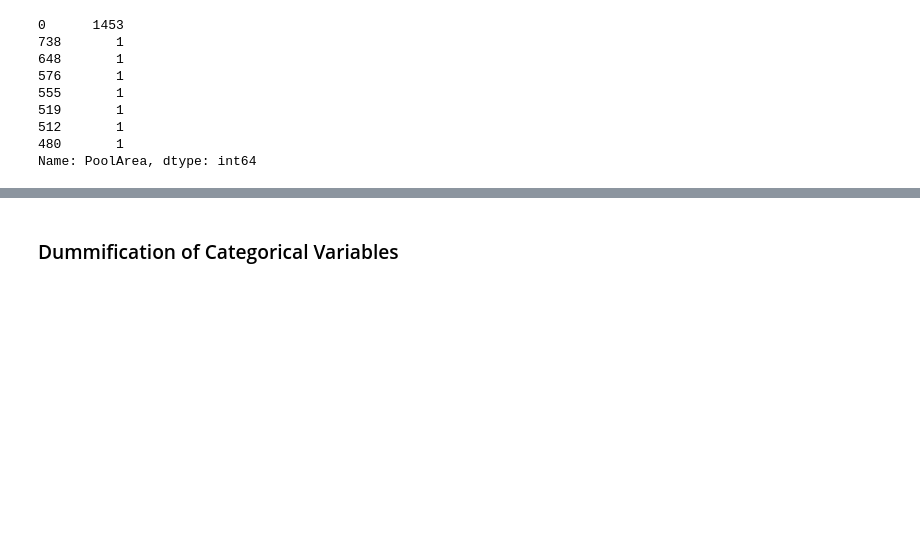
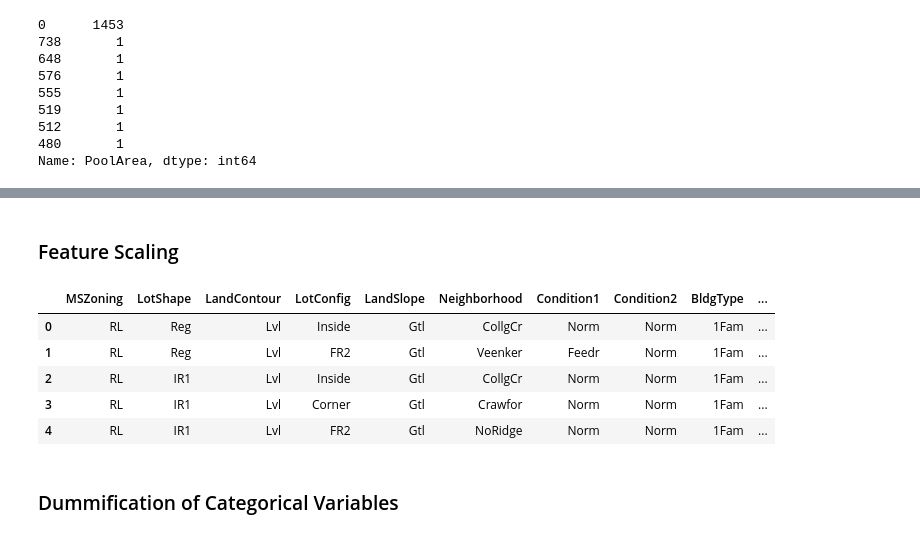
Before and after one commit to emrapport/w207_final_proj, a Jupyter notebook: HomePrices.ipynb, the cells around one changed output, grey strips where cells are left out. Saved outputs shown, nothing was run; the diff lists cells and outputs as text; code cells hidden in the pictures; blank space fills up the shorter version.

```diff
--- a/HomePrices.ipynb
+++ b/HomePrices.ipynb
@@ -425,5 +425,5 @@ Name: GarageFinish, dtype: int64
 # Remove garage cars - more coarse and subjective measure of garage area
 original_data['GarageCars'].value_counts()
 plt.scatter(original_data['GarageCars'],original_data['GarageArea'])
-data = data.drop(columns=['GarageCars'])
+#data = data.drop(columns=['GarageCars'])
 # %% [output]
@@ -471,6 +472,3 @@ original_data['YrSold'].hist()
 # %% [output]
 <matplotlib.axes._subplots.AxesSubplot at 0x...>
 [figure]
-# %%
-# Create date variable
-data['YrMoSold'] = pd.to_datetime(data['YrSold'].astype(str) + data['MoSold'].astype(str), format='%Y%m')
@@ -730,2 +756,24 @@ data = data.drop(columns=['MiscVal'])
+# %% [markdown]
+### Feature Scaling
+# %%
+from sklearn.preprocessing import normalize
+from sklearn.preprocessing import scale
+# Scale data
+norm_data = data.copy()
+norm_data = scale(data.drop(columns=['SalePrice']).select_dtypes(exclude='object'))
+col_names = data.drop(columns=['SalePrice']).select_dtypes(exclude='object').columns
+norm_data = pd.DataFrame(norm_data, columns = col_names)
+norm_data.describe()
+
+# Combine back with categorical
+data = pd.concat([data.select_dtypes(include='object'), norm_data, data['SalePrice']], axis = 1)
+data.head()
+# %% [output]
+|  | MSZoning | LotShape | LandContour | LotConfig | LandSlope | Neighborhood | Condition1 | Condition2 | BldgType | ... |
+| 0 | RL | Reg | Lvl | Inside | Gtl | CollgCr | Norm | Norm | 1Fam | ... |
+| 1 | RL | Reg | Lvl | FR2 | Gtl | Veenker | Feedr | Norm | 1Fam | ... |
+| 2 | RL | IR1 | Lvl | Inside | Gtl | CollgCr | Norm | Norm | 1Fam | ... |
+| 3 | RL | IR1 | Lvl | Corner | Gtl | Crawfor | Norm | Norm | 1Fam | ... |
+| 4 | RL | IR1 | Lvl | FR2 | Gtl | NoRidge | Norm | Norm | 1Fam | ... |
 # %% [markdown]
 ### Dummification of Categorical Variables
```
Also changed, not shown: parts of 24 cells of this notebook, 1 other file.
